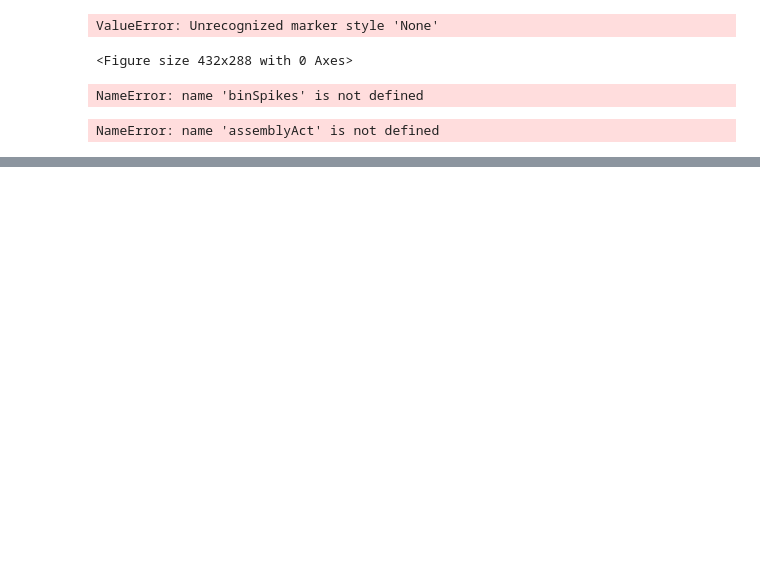
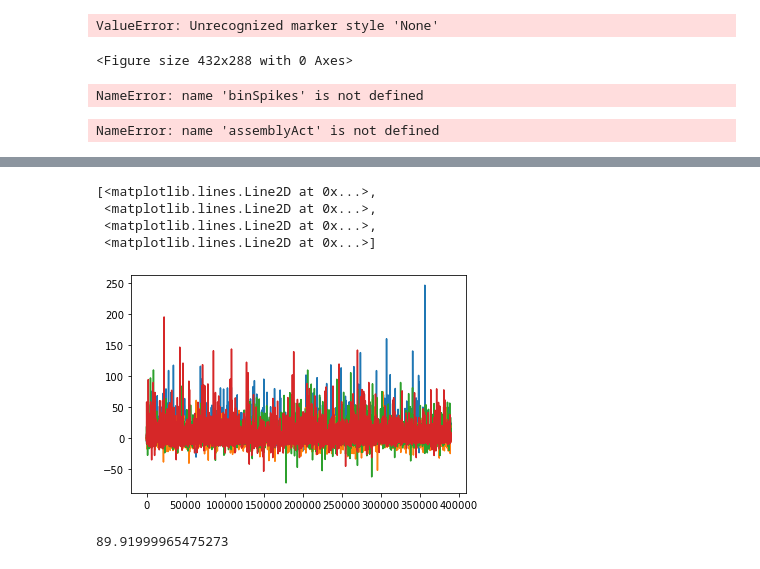
Before and after one commit to KBillel/Amy-Hpc-sleep-dynamcics-python, a Jupyter notebook: assemblies.ipynb, the cells around one changed output, grey strips where cells are left out. Saved outputs shown, nothing was run; the diff lists cells and outputs as text; code cells hidden in the pictures; blank space fills up the shorter version.

```diff
--- a/assemblies.ipynb
+++ b/assemblies.ipynb
@@ -174,0 +247,12 @@ NameError: name 'assemblyAct' is not defined
+# %%
+plt.plot(assemblies_activities.T)
+# %% [output]
+[<matplotlib.lines.Line2D at 0x...>,
+ <matplotlib.lines.Line2D at 0x...>,
+ <matplotlib.lines.Line2D at 0x...>,
+ <matplotlib.lines.Line2D at 0x...>]
+[figure, added]
+# %%
+angles_vectors(assemblies_activities[0],assemblies_activities[1])
+# %% [output]
+89.91999965475273
```
Also changed, not shown: parts of 8 cells of this notebook, 31 other files.
